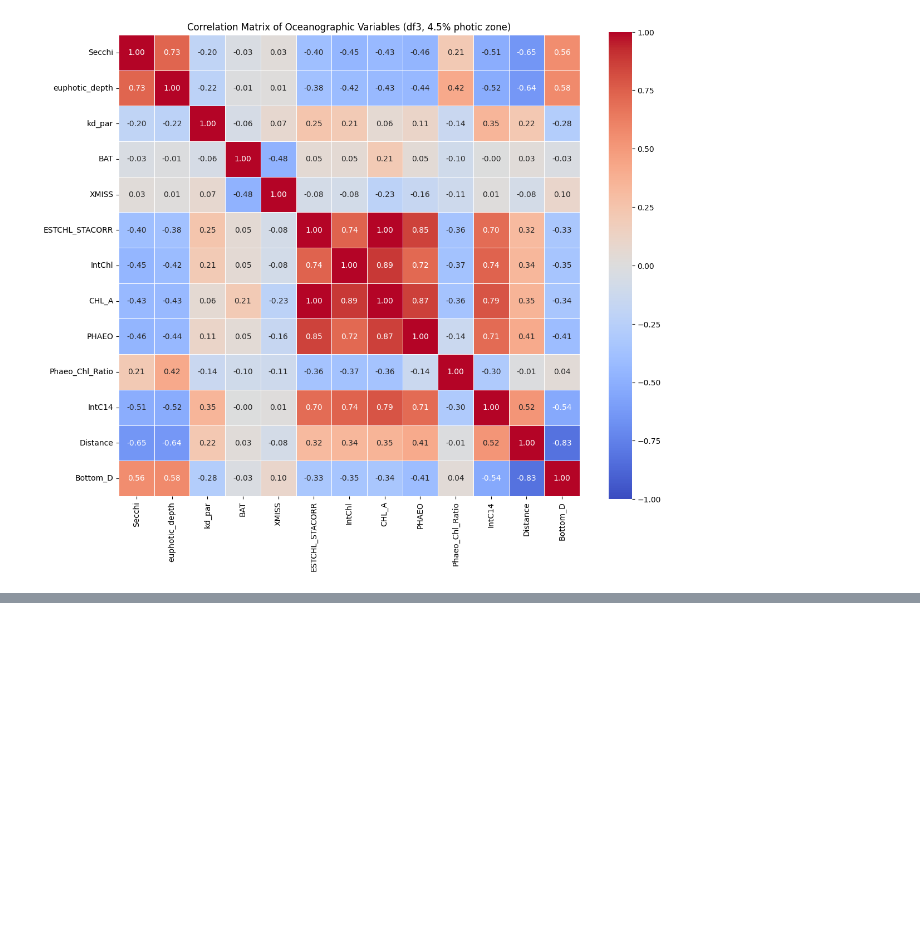
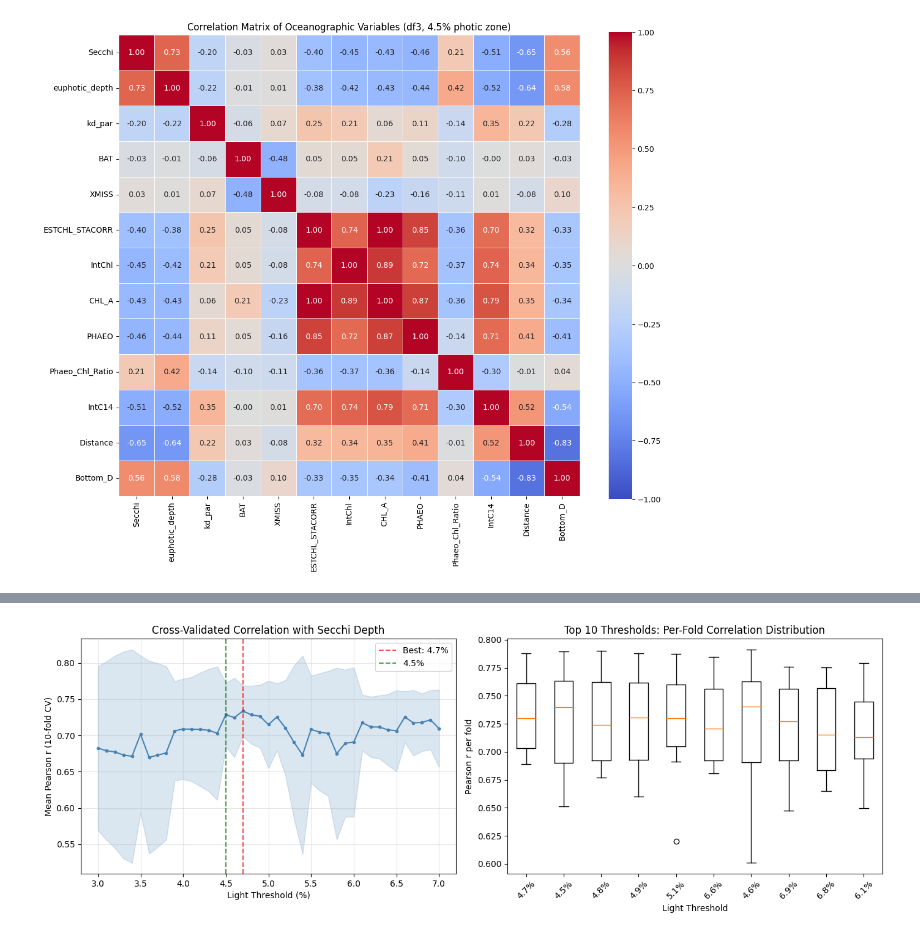
Before and after one commit to LucasC212/Scripps-Light-Attenuation-Capstone-Project, a Jupyter notebook: scripts/EDA-secchi_vs_PAR_euphotic_zone.ipynb, the cells around one changed output, grey strips where cells are left out. Saved outputs shown, nothing was run; the diff lists cells and outputs as text; code cells hidden in the pictures; blank space fills up the shorter version.

```diff
--- a/scripts/EDA-secchi_vs_PAR_euphotic_zone.ipynb
+++ b/scripts/EDA-secchi_vs_PAR_euphotic_zone.ipynb
@@ -505,0 +609,84 @@ Name: count, dtype: int64
+# %%
+from sklearn.model_selection import KFold
+
+# Cross-validated threshold selection: 3% to 7% in 0.1% steps
+thresholds_cv = [round(x * 0.1, 1) for x in range(30, 71)]
+
+# Pre-compute photic depths for all thresholds and all casts
+secchi_per_cast = df3.groupby('CAST_COUNT')['Secchi'].first()
+
+photic_all = {}
+for t in thresholds_cv:
+    photic_all[t] = df3.groupby('CAST_COUNT').apply(
+        lambda g, thresh=t: calculate_photic_depth_at_threshold(g, thresh), include_groups=False
+    )
+
+# Build a DataFrame: rows = casts, columns = thresholds + Secchi
+cv_df = pd.DataFrame(photic_all)
+cv_df['Secchi'] = secchi_per_cast
+
+# Drop casts with no Secchi
+cv_df = cv_df.dropna(subset=['Secchi'])
+
+# 10-fold cross-validation
+kf = KFold(n_splits=10, shuffle=True, random_state=42)
+cast_indices = np.arange(len(cv_df))
+
+# Store per-fold correlations for each threshold
+fold_correlations = {t: [] for t in thresholds_cv}
+
+for train_idx, test_idx in kf.split(cast_indices):
+    test_data = cv_df.iloc[test_idx]
+    for t in thresholds_cv:
+        valid = test_data[['Secchi', t]].dropna()
+        if len(valid) >= 10:
+            r = valid['Secchi'].corr(valid[t])
+            fold_correlations[t].append(r)
+        else:
+            fold_correlations[t].append(np.nan)
+
+# Compute mean and std of correlations across folds
+mean_corr = {t: np.nanmean(fold_correlations[t]) for t in thresholds_cv}
+std_corr = {t: np.nanstd(fold_correlations[t]) for t in thresholds_cv}
+
+# Display results
+print("Cross-validated correlation (10-fold) between Secchi and photic depth:")
+print(f"{'Threshold':>10} {'Mean r':>8} {'Std r':>8}")
+print("-" * 28)
+for t in thresholds_cv:
+    print(f"{t:>9.1f}% {mean_corr[t]:>8.4f} {std_corr[t]:>8.4f}")
+
+best_t_cv = max(mean_corr, key=mean_corr.get)
+print(f"\nBest threshold: {best_t_cv}% (mean r = {mean_corr[best_t_cv]:.4f} +/- {std_corr[best_t_cv]:.4f})")
+
+# Plot
+fig, axes = plt.subplots(1, 2, figsize=(14, 5))
+
+means = [mean_corr[t] for t in thresholds_cv]
+stds = [std_corr[t] for t in thresholds_cv]
+
+axes[0].plot(thresholds_cv, means, 'o-', color='steelblue', markersize=3)
+axes[0].fill_between(thresholds_cv,
+                      [m - s for m, s in zip(means, stds)],
+                      [m + s for m, s in zip(means, stds)],
+                      alpha=0.2, color='steelblue')
+axes[0].axvline(x=best_t_cv, color='red', linestyle='--', alpha=0.7, label=f'Best: {best_t_cv}%')
+axes[0].axvline(x=4.5, color='green', linestyle='--', alpha=0.7, label='4.5%')
+axes[0].set_xlabel('Light Threshold (%)')
+axes[0].set_ylabel('Mean Pearson r (10-fold CV)')
+axes[0].set_title('Cross-Validated Correlation with Secchi Depth')
+axes[0].legend()
+axes[0].grid(True, alpha=0.3)
+
+# Box plot of per-fold correlations for top candidates
+top_thresholds = sorted(mean_corr, key=mean_corr.get, reverse=True)[:10]
+box_data = [fold_correlations[t] for t in top_thresholds]
+axes[1].boxplot(box_data, labels=[f'{t}%' for t in top_thresholds])
+axes[1].set_xlabel('Light Threshold')
+axes[1].set_ylabel('Pearson r per fold')
+axes[1].set_title('Top 10 Thresholds: Per-Fold Correlation Distribution')
+axes[1].tick_params(axis='x', rotation=45)
+
+plt.tight_layout()
+plt.show()
+# %% [output]
@@ -505,0 +710 @@ Name: count, dtype: int64
+[figure, added]
```
Also changed, not shown: parts of 15 cells of this notebook, 1 other file.
